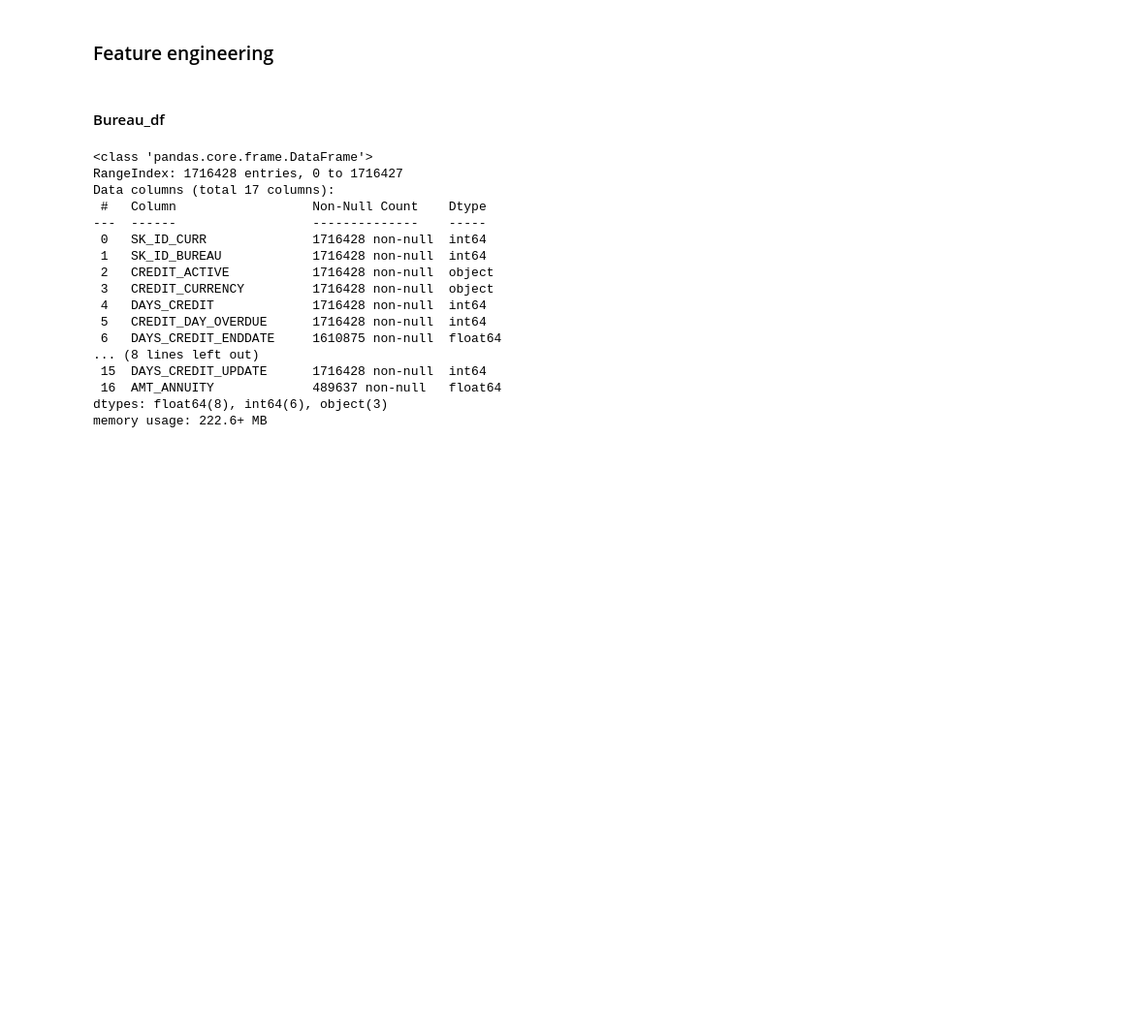
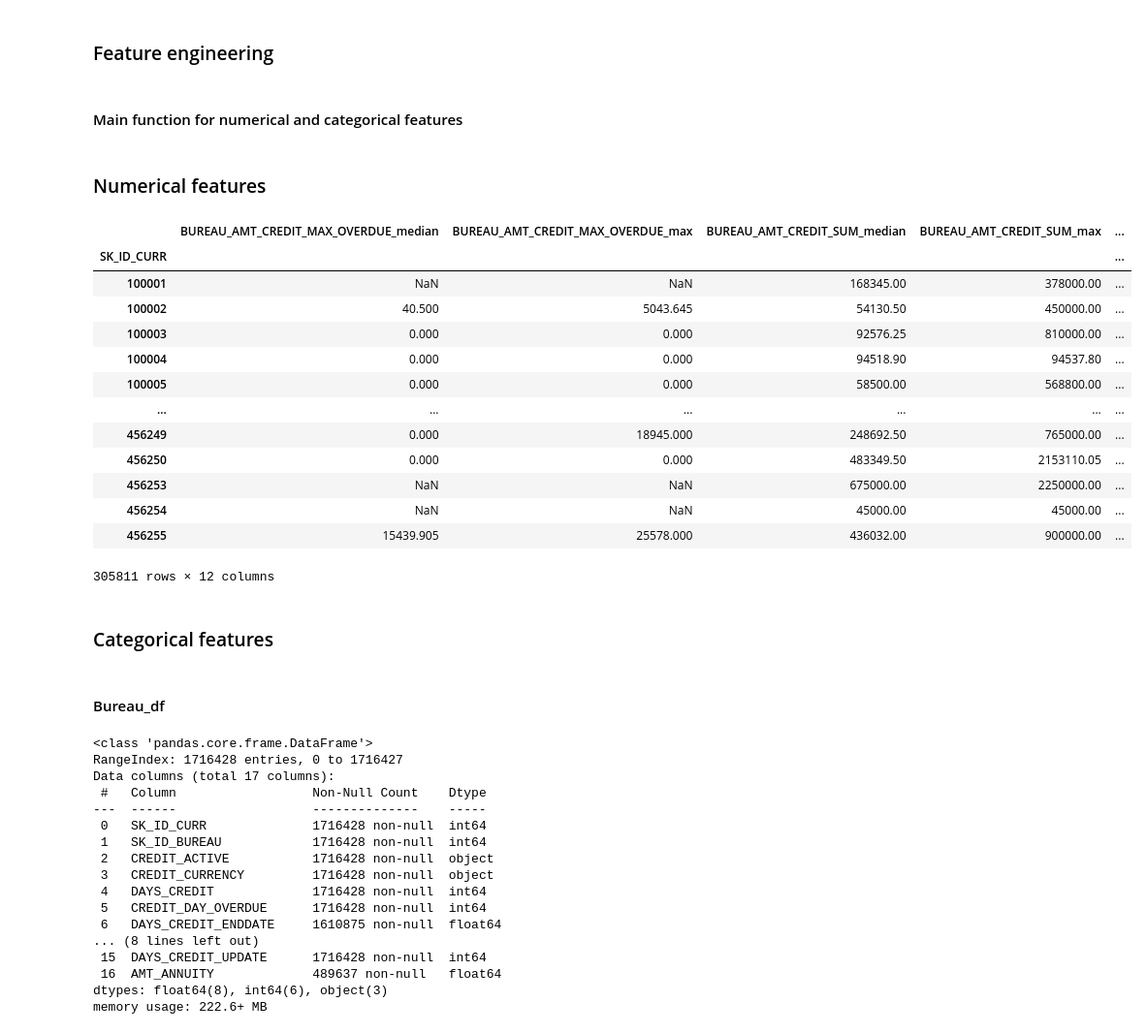
Before and after one commit to USL99/home-credit-default-risk, a Jupyter notebook: notebooks/03_feature_engineering.ipynb, the cells around one changed output. Shown at 97% size. Saved outputs shown, nothing was run; the diff lists cells and outputs as text; code cells hidden in the pictures; blank space fills up the shorter version.

```diff
--- a/notebooks/03_feature_engineering.ipynb
+++ b/notebooks/03_feature_engineering.ipynb
@@ -25,2 +31,43 @@ sample_submission_df = pd.read_csv(path_to_data+"sample_submission.csv")
 # %% [markdown]
 ### Feature engineering
+# %% [markdown]
+#### Main function for numerical and categorical features
+# %% [markdown]
+### Numerical features
+# %%
+agg_func = ["median", "max"]
+def make_numerical_features(df, id_col, numerical_cols, prefix):
+    tables = []
+
+    for feat in numerical_cols:
+        temp = (df.groupby(id_col)[feat].agg(agg_func))
+        temp.columns = [prefix + "_" + feat + "_" + func for func in agg_func]
+        tables.append(temp)
+    result = pd.concat(tables, axis=1)
+    return result
+# %%
+numerical_cols_bureau_df = ["AMT_CREDIT_MAX_OVERDUE", "AMT_CREDIT_SUM", "AMT_CREDIT_SUM_DEBT","AMT_CREDIT_SUM_LIMIT", "AMT_CREDIT_SUM_OVERDUE", "AMT_ANNUITY"]
+# %%
+bureau_num = make_numerical_features(
+    bureau_df,
+    "SK_ID_CURR",
+    numerical_cols_bureau_df,
+    "BUREAU")
+bureau_num
+# %% [output]
+|  | BUREAU_AMT_CREDIT_MAX_OVERDUE_median | BUREAU_AMT_CREDIT_MAX_OVERDUE_max | BUREAU_AMT_CREDIT_SUM_median | BUREAU_AMT_CREDIT_SUM_max | ... |
+| SK_ID_CURR |  |  |  |  | ... |
+| 100001 | NaN | NaN | 168345.00 | 378000.00 | ... |
+| 100002 | 40.500 | 5043.645 | 54130.50 | 450000.00 | ... |
+| 100003 | 0.000 | 0.000 | 92576.25 | 810000.00 | ... |
+| 100004 | 0.000 | 0.000 | 94518.90 | 94537.80 | ... |
+| 100005 | 0.000 | 0.000 | 58500.00 | 568800.00 | ... |
+| ... | ... | ... | ... | ... | ... |
+| 456249 | 0.000 | 18945.000 | 248692.50 | 765000.00 | ... |
+| 456250 | 0.000 | 0.000 | 483349.50 | 2153110.05 | ... |
+| 456253 | NaN | NaN | 675000.00 | 2250000.00 | ... |
+| 456254 | NaN | NaN | 45000.00 | 45000.00 | ... |
+| 456255 | 15439.905 | 25578.000 | 436032.00 | 900000.00 | ... |
+305811 rows × 12 columns
+# %% [markdown]
+### Categorical features
```
Also changed, not shown: parts of 40 cells of this notebook.
